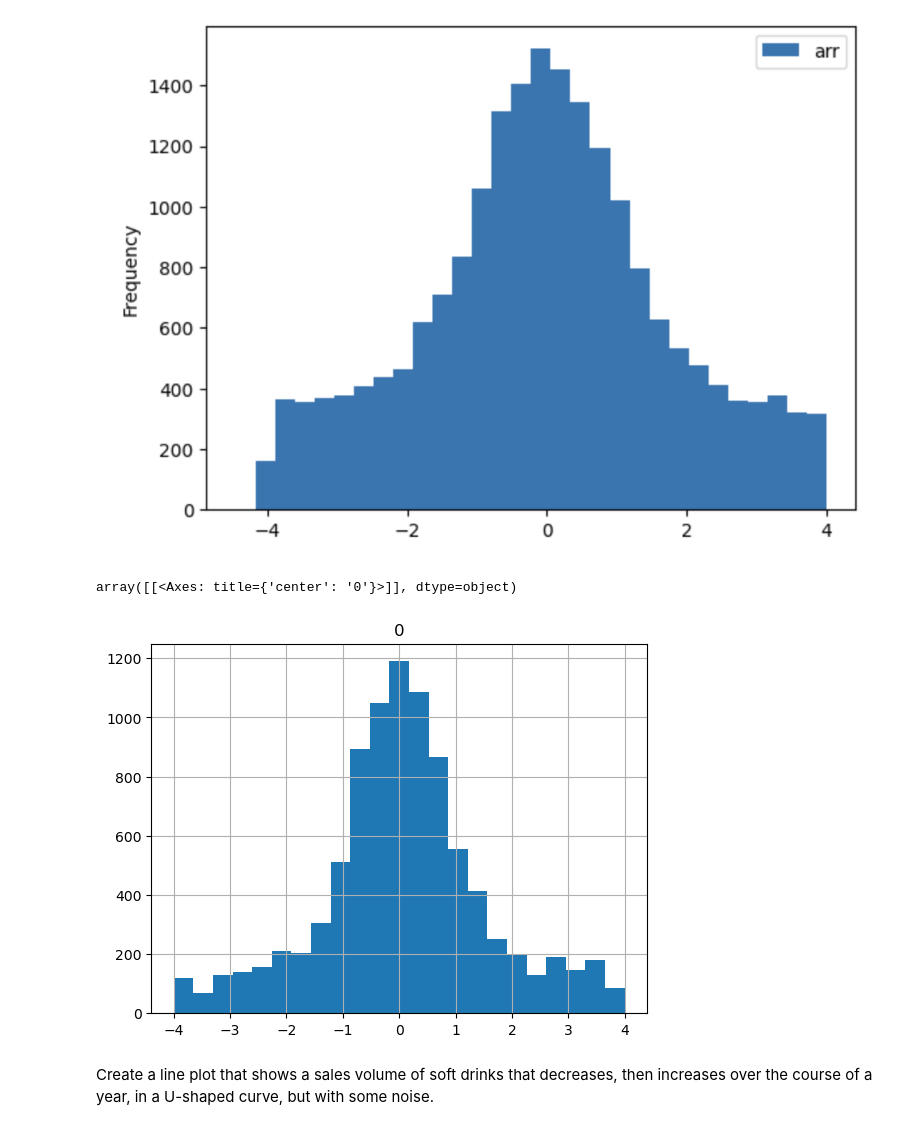
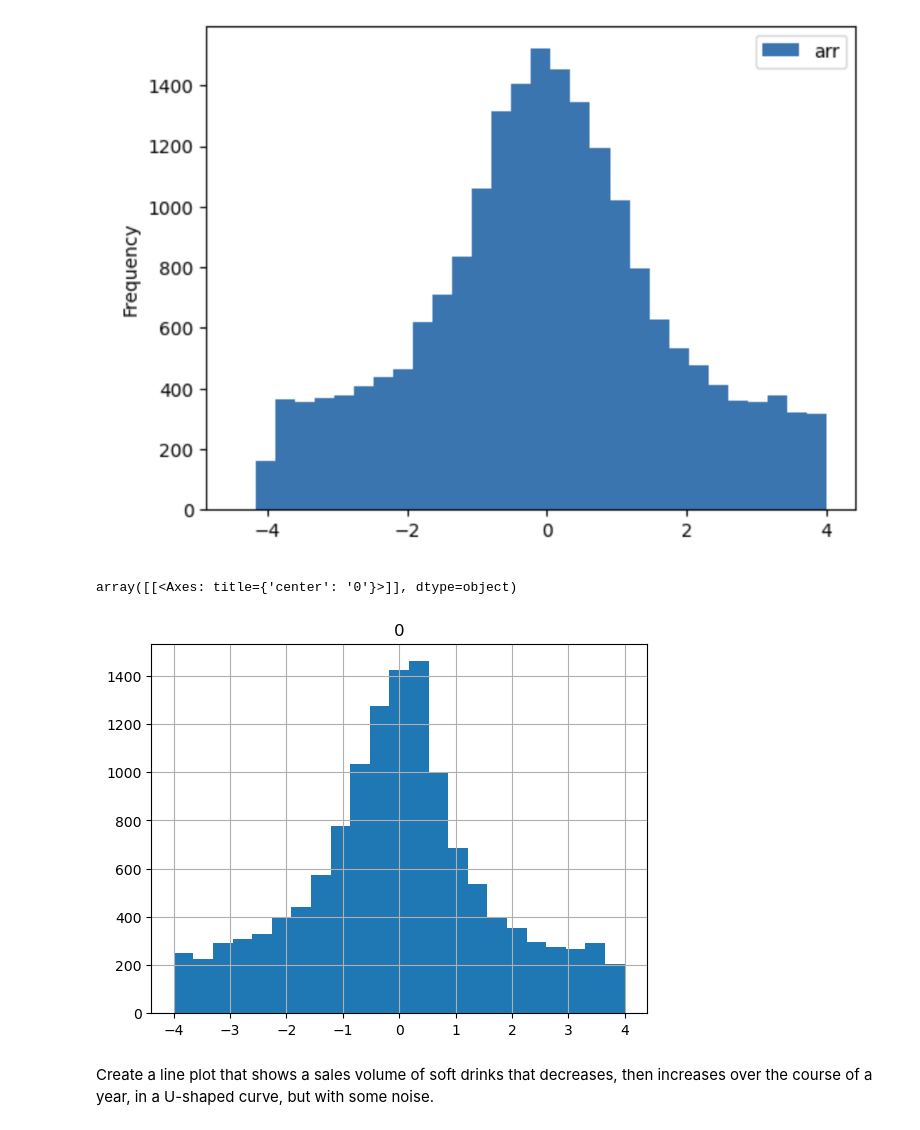
Before and after one commit to chenmichael2/MOD-B-O2, a Jupyter notebook: OMDS-ModB2-Week5-Chen-Michael.ipynb, the cells around one changed output. Saved outputs shown, nothing was run; the diff lists cells and outputs as text; code cells hidden in the pictures.

```diff
--- a/OMDS-ModB2-Week5-Chen-Michael.ipynb
+++ b/OMDS-ModB2-Week5-Chen-Michael.ipynb
@@ -217,17 +217,17 @@ Image("histogram.png")
 # %%
 n = 1000
 
 normal = np.random.normal(loc = 0, scale = 0.7, size = n)
-normal2 = np.random.normal(loc=0, scale=3, size = n)
+normal2 = np.random.normal(loc=0, scale=3, size = n*2)
 # duplicated = np.tile(normal, 100)
 
 arr = pd.DataFrame(np.concatenate([normal, normal2]*5))
 # arr = np.random.triangular(left=-4, mode=0, right=4, size=n)
 # arr = pd.DataFrame(arr)
 
 arr.hist(bins=23, range=(-4, 4))
 # %% [output]
 array([[<Axes: title={'center': '0'}>]], dtype=object)
-[figure, old version]
+[figure, new version]
 # %% [markdown]
 Create a line plot that shows a sales volume of soft drinks that decreases, then increases over the course of a year, in a U-shaped curve, but with some noise.
```
Also changed, not shown: parts of 2 cells of this notebook.
